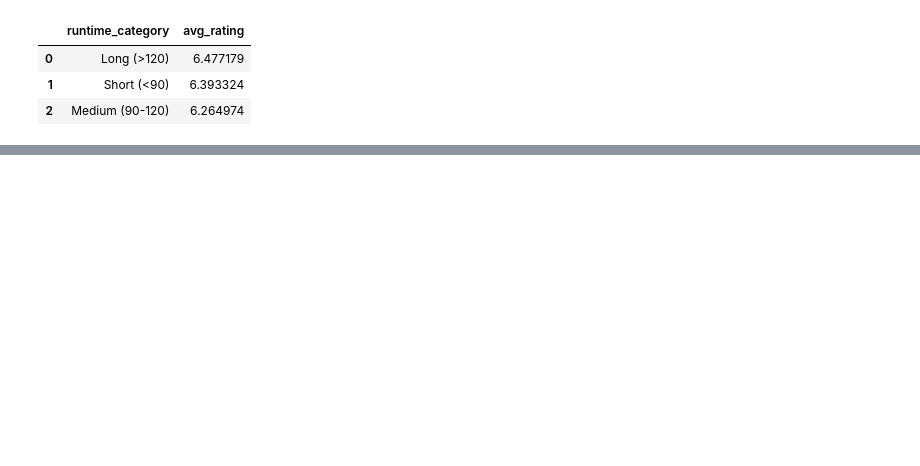
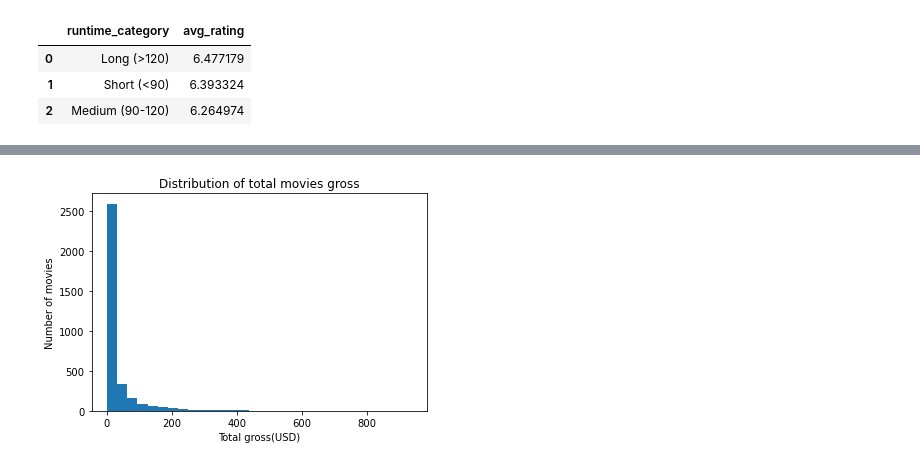
Before and after one commit to elrayoo0/Phase2_group_project, a Jupyter notebook: emma.ipynb, the cells around one changed output, grey strips where cells are left out. Cells and saved outputs as stored; diff of their text form; code cells hidden in the pictures; blank space fills up the shorter version.

```diff
--- a/emma.ipynb
+++ b/emma.ipynb
@@ -448,0 +464,5 @@ pd.read_sql("""SELECT primary_name AS director,
+# %%
+# Calculate the total gross and add column for total gross to millions for easy understanding
+bom['total_gross'] = bom['domestic_gross'] + bom['foreign_gross']
+bom['total_gross_millions'] =bom['domestic_gross']/1000000
+bom.head()
@@ -448,0 +510,11 @@ pd.read_sql("""SELECT primary_name AS director,
+# %%
+# Statistical distribution of the total gross
+import matplotlib.pyplot as plt
+
+plt.hist(bom['total_gross_millions'], bins=30)
+plt.xlabel('Total gross(USD)')
+plt.ylabel('Number of movies')
+plt.title('Distribution of total movies gross')
+plt.show()
+# %% [output]
+[figure, added]
```
Also changed, not shown: parts of 19 cells of this notebook.
